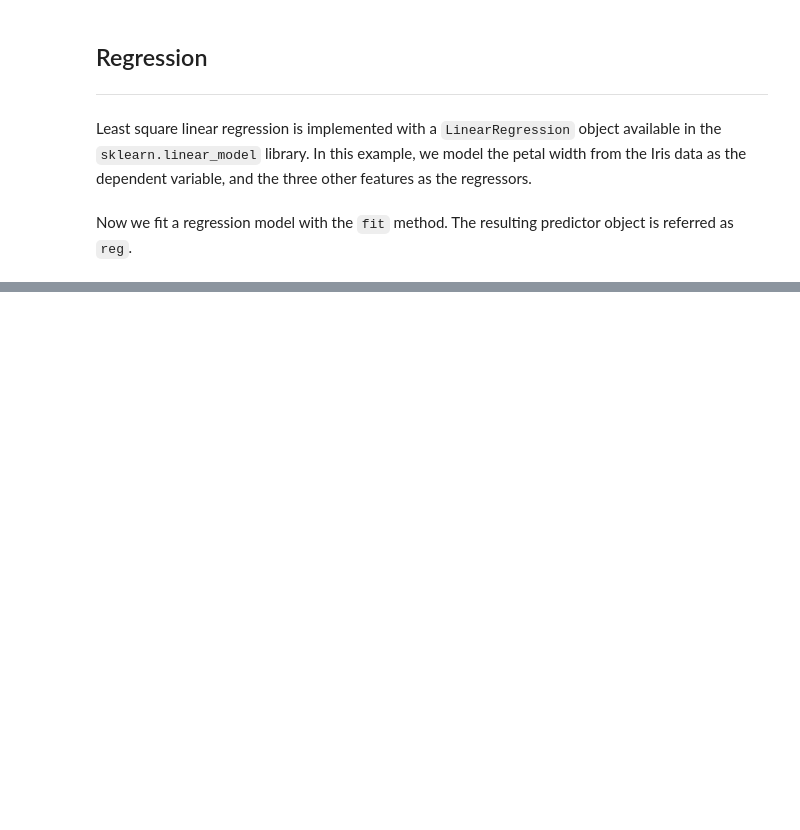
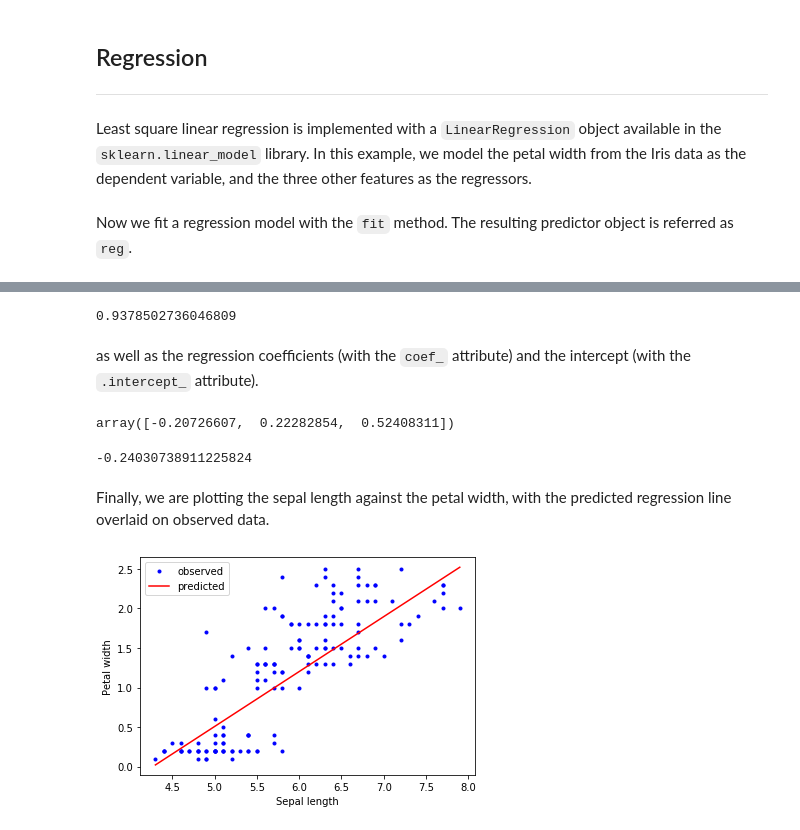
Before and after one commit to sathayas/GuideIDSExamples, a Jupyter notebook: Chapter8-FindingExplanations.ipynb, the cells around one changed output, grey strips where cells are left out. Drawn from its saved outputs; the diff is of its cells as text; code cells hidden in the pictures; blank space fills up the shorter version.

Commit message:
Finished the regression section

```diff
--- a/Chapter8-FindingExplanations.ipynb
+++ b/Chapter8-FindingExplanations.ipynb
@@ -99,0 +102,28 @@ reg = LinearRegression().fit(X,y)
+# %%
+reg.score(X,y)
+# %% [output]
+0.9378502736046809
+# %% [markdown]
+as well as the regression coefficients (with the `coef_` attribute) and the intercept (with the `.intercept_` attribute).
+# %%
+reg.coef_
+# %% [output]
+array([-0.20726607,  0.22282854,  0.52408311])
+# %%
+reg.intercept_
+# %% [output]
+-0.24030738911225824
+# %% [markdown]
+Finally, we are plotting the sepal length against the petal width, with the predicted regression line overlaid on observed data.
+# %%
+# Observed vs predicted plot
+y_pred = reg.predict(X)
+plt.plot(X[:,0], y, 'b.', label='observed')
+plt.plot([X[:,0].min(), X[:,0].max()], [y_pred.min(), y_pred.max()],
+         'r-', label='predicted')
+plt.xlabel('Sepal length')
+plt.ylabel('Petal width')
+plt.legend()
+plt.show()
+# %% [output]
+[figure, added]
```
Also changed, not shown: parts of 1 cell of this notebook.
